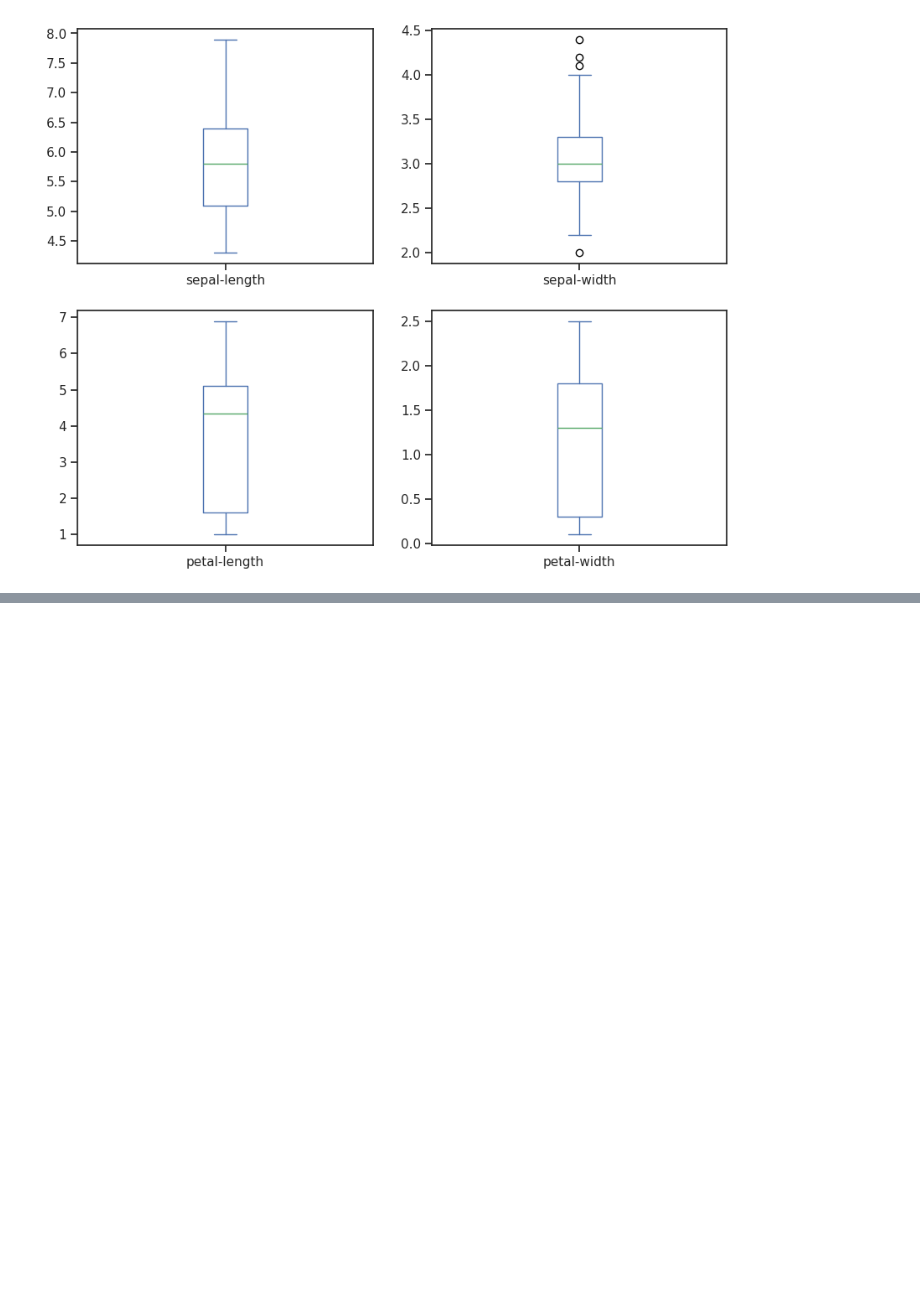
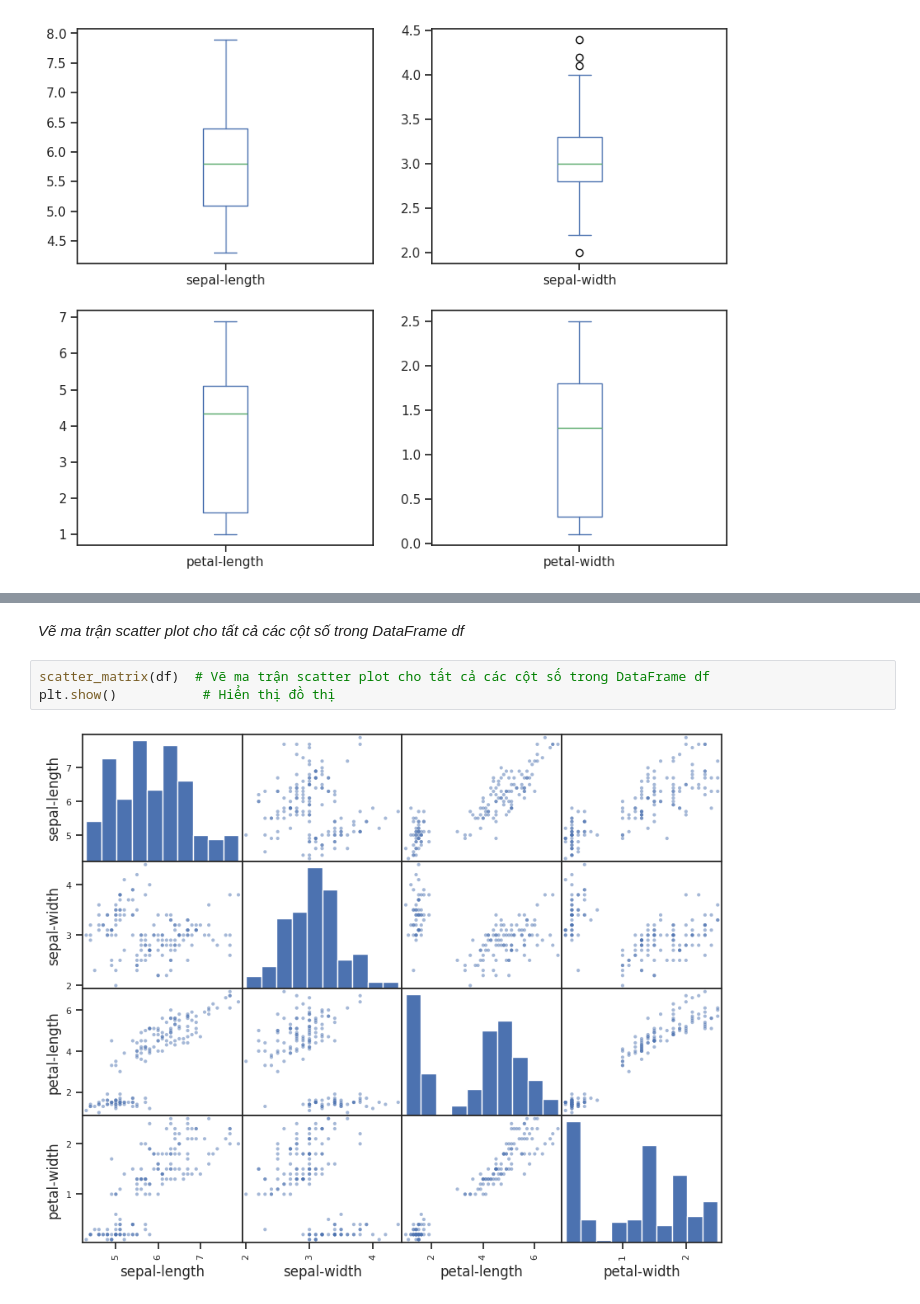
Before and after one commit to Mint0511/Data-analytics, a Jupyter notebook: lab2_NguyenVanMinh_3122410242 / slide_03_code.ipynb, the cells around one changed output, grey strips where cells are left out. Cells and saved outputs as stored; diff of their text form; blank space fills up the shorter version.

```diff
--- a/lab2_NguyenVanMinh_3122410242 / slide_03_code.ipynb
+++ b/lab2_NguyenVanMinh_3122410242 / slide_03_code.ipynb
@@ -471,0 +479,7 @@ plt.show()                           # Hiển thị đồ thị
+# %% [markdown]
+*Vẽ ma trận scatter plot cho tất cả các cột số trong DataFrame df*
+# %%
+scatter_matrix(df)  # Vẽ ma trận scatter plot cho tất cả các cột số trong DataFrame df
+plt.show()           # Hiển thị đồ thị
+# %% [output]
+[figure, added]
```
Also changed, not shown: parts of 6 cells of this notebook.
